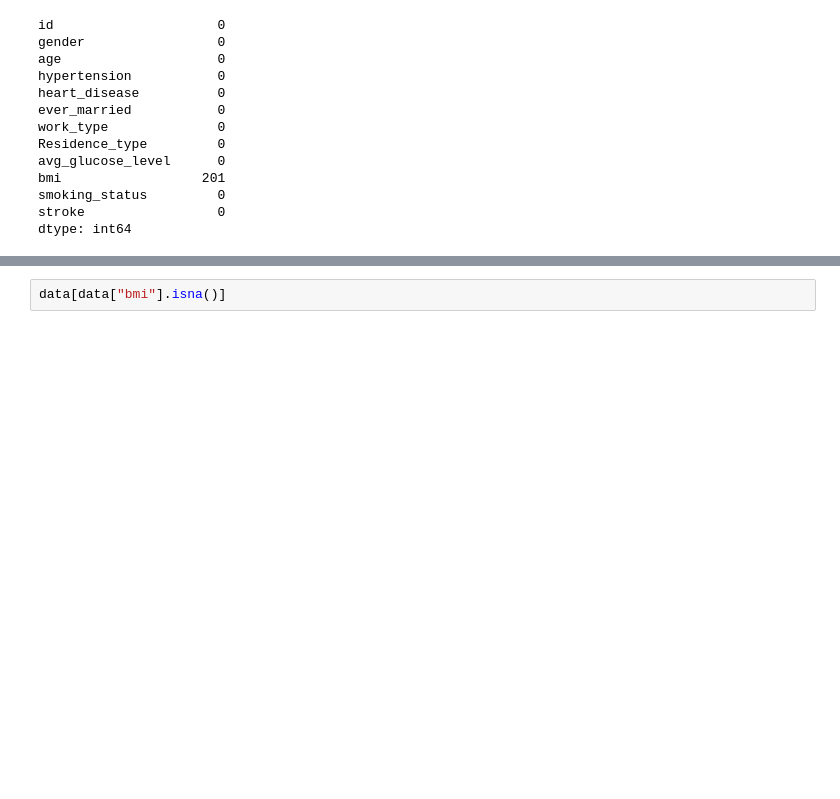
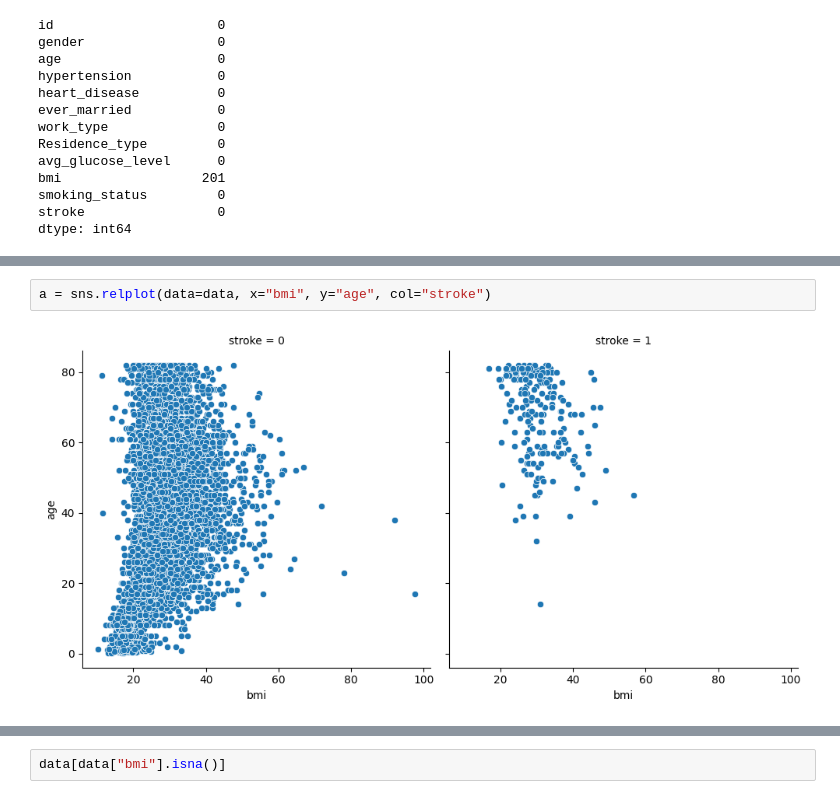
Before and after one commit to Flxp49/ds-stroke-analysis, a Jupyter notebook: notebook.ipynb, the cells around one changed output, grey strips where cells are left out. Saved outputs shown, nothing was run; the diff lists cells and outputs as text; blank space fills up the shorter version.

```diff
--- a/notebook.ipynb
+++ b/notebook.ipynb
@@ -75,0 +94,4 @@ dtype: int64
+# %%
+a = sns.relplot(data=data, x="bmi", y="age", col="stroke")
+# %% [output]
+[figure, added]
```
Also changed, not shown: parts of 21 cells of this notebook.
